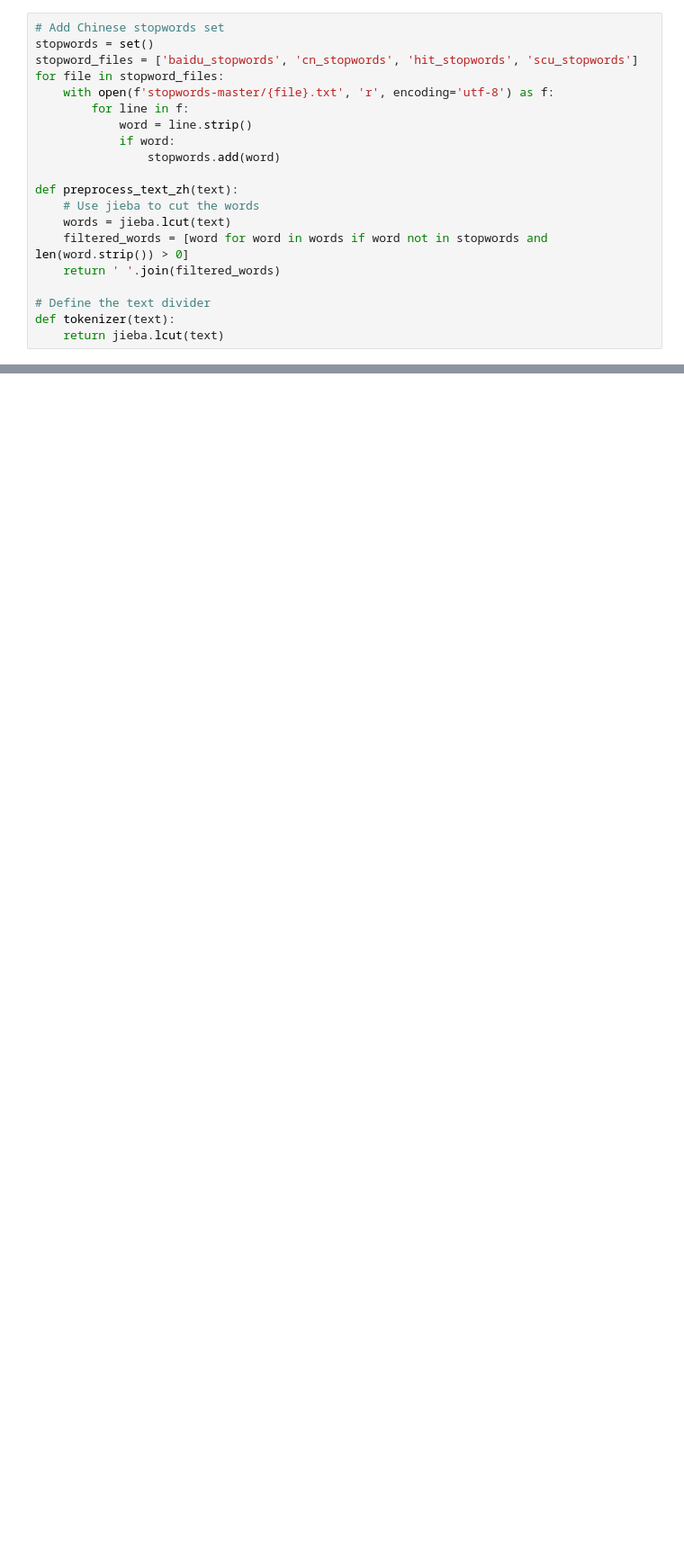
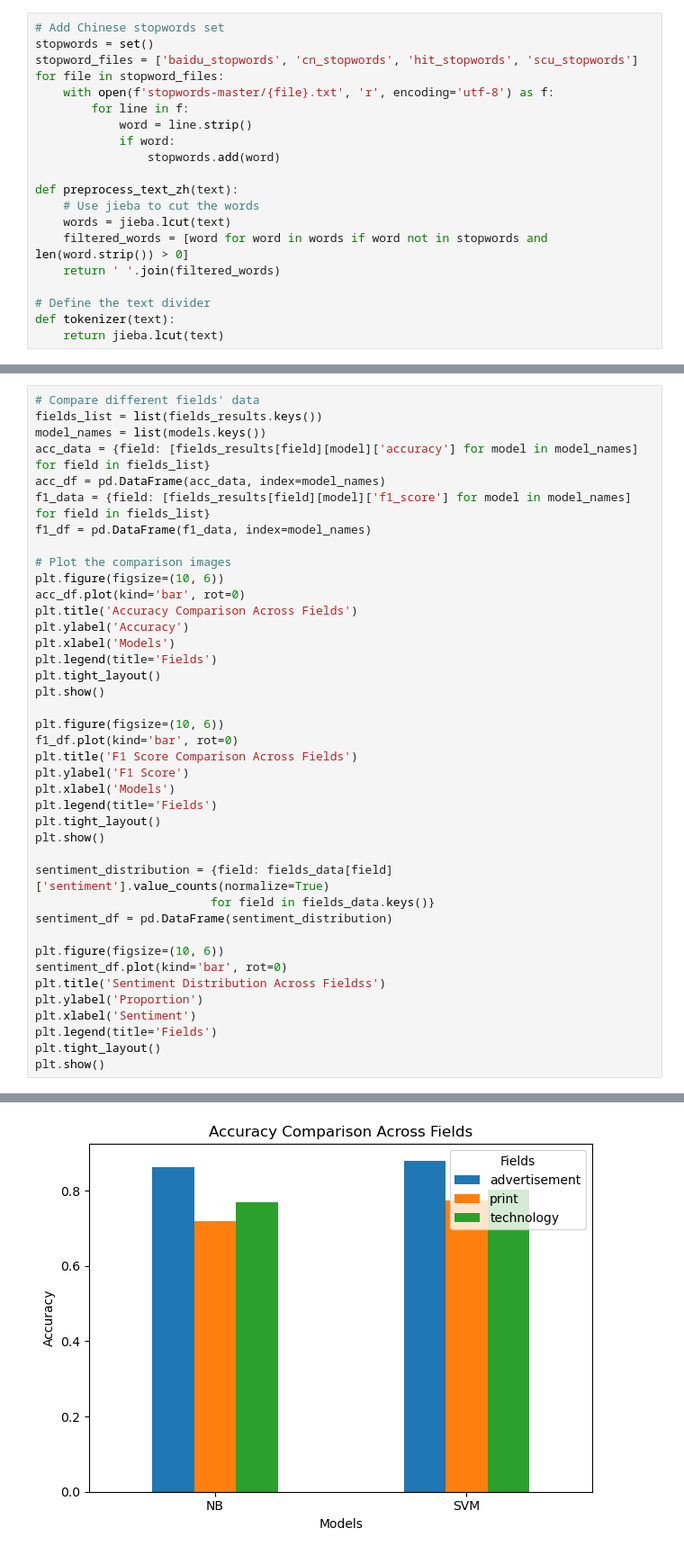
Before and after one commit to Luxraaaaay/Data-Mining, a Jupyter notebook: data_processing.ipynb, the cells around one changed output, grey strips where cells are left out. Shown: that part at 90% size. Saved outputs shown, nothing was run; the diff lists cells and outputs as text; blank space fills up the shorter version.

```diff
--- a/data_processing.ipynb
+++ b/data_processing.ipynb
@@ -157,0 +285,41 @@ plt.show()
+# %%
+# Compare different fields' data
+fields_list = list(fields_results.keys())
+model_names = list(models.keys())
+acc_data = {field: [fields_results[field][model]['accuracy'] for model in model_names] for field in fields_list}
+acc_df = pd.DataFrame(acc_data, index=model_names)
+f1_data = {field: [fields_results[field][model]['f1_score'] for model in model_names] for field in fields_list}
+f1_df = pd.DataFrame(f1_data, index=model_names)
+
+# Plot the comparison images
+plt.figure(figsize=(10, 6))
+acc_df.plot(kind='bar', rot=0)
+plt.title('Accuracy Comparison Across Fields')
+plt.ylabel('Accuracy')
+plt.xlabel('Models')
+plt.legend(title='Fields')
+plt.tight_layout()
+plt.show()
+
+plt.figure(figsize=(10, 6))
+f1_df.plot(kind='bar', rot=0)
+plt.title('F1 Score Comparison Across Fields')
+plt.ylabel('F1 Score')
+plt.xlabel('Models')
+plt.legend(title='Fields')
+plt.tight_layout()
+plt.show()
+
+sentiment_distribution = {field: fields_data[field]['sentiment'].value_counts(normalize=True)
+                         for field in fields_data.keys()}
+sentiment_df = pd.DataFrame(sentiment_distribution)
+
+plt.figure(figsize=(10, 6))
+sentiment_df.plot(kind='bar', rot=0)
+plt.title('Sentiment Distribution Across Fieldss')
+plt.ylabel('Proportion')
+plt.xlabel('Sentiment')
+plt.legend(title='Fields')
+plt.tight_layout()
+plt.show()
+# %% [output]
@@ -157,0 +327 @@ plt.show()
+[figure, added]
```
Also changed, not shown: parts of 11 cells of this notebook, 6 other files.
